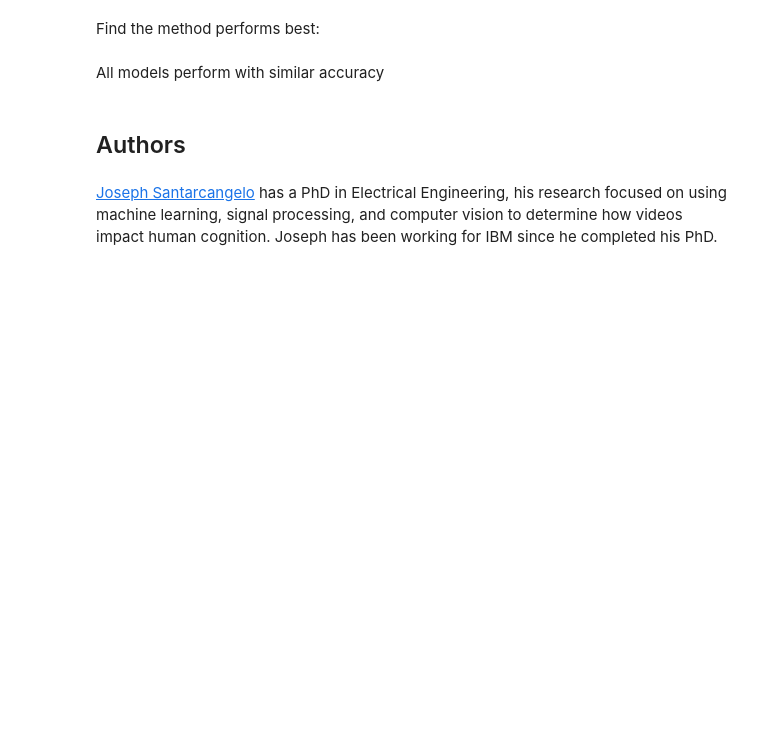
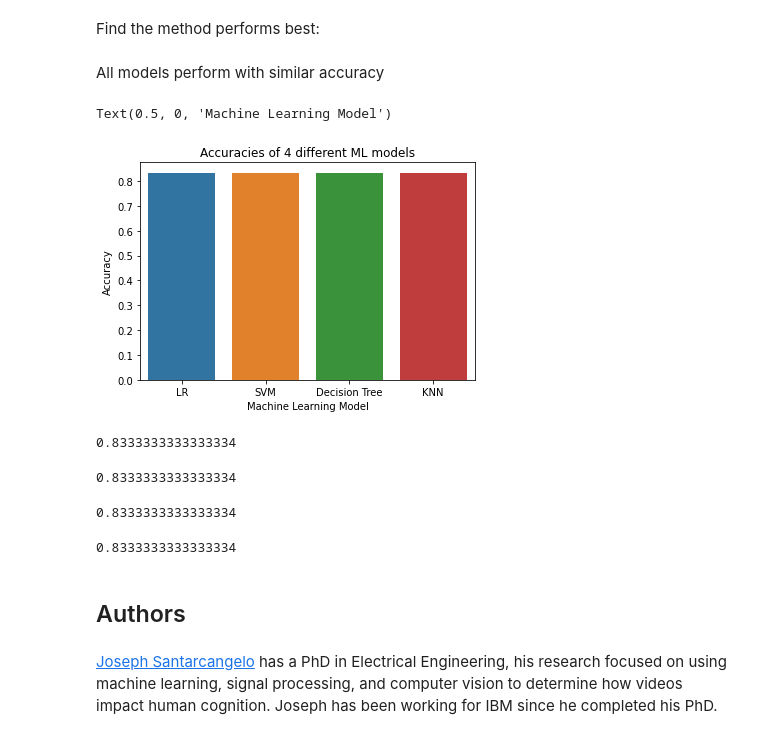
Before and after one commit to eddy-ellis/Data-Science-Course, a Jupyter notebook: Machine Learning Prediction.ipynb, the cells around one changed output. Saved outputs shown, nothing was run; the diff lists cells and outputs as text; code cells hidden in the pictures; blank space fills up the shorter version.

```diff
--- a/Machine Learning Prediction.ipynb
+++ b/Machine Learning Prediction.ipynb
@@ -183,4 +183,4 @@ accuracy : 0.8464285714285713
 # %% [markdown]
 Calculate the accuracy on the test data using the method <code>score</code>:
 # %%
-logreg_cv.score(X_test, Y_test)
+LR_accuracy = logreg_cv.score(X_test, Y_test)
@@ -224,4 +222,4 @@ accuracy : 0.8482142857142856
 # %% [markdown]
 Calculate the accuracy on the test data using the method <code>score</code>:
 # %%
-svm_cv.score(X_test, Y_test)
+SVM_accuracy = svm_cv.score(X_test, Y_test)
@@ -269,4 +265,4 @@ accuracy : 0.8857142857142856
 # %% [markdown]
 Calculate the accuracy of tree_cv on the test data using the method <code>score</code>:
 # %%
-tree_cv.score(X_test, Y_test)
+D_tree_accuracy = tree_cv.score(X_test, Y_test)
@@ -308,4 +302,4 @@ accuracy : 0.8482142857142858
 # %% [markdown]
 Calculate the accuracy of knn_cv on the test data using the method <code>score</code>:
 # %%
-knn_cv.score(X_test,Y_test)
+knn_accuracy = knn_cv.score(X_test,Y_test)
@@ -324,6 +316,35 @@ plot_confusion_matrix(Y_test,yhat)
 Find the method performs best:
 # %% [markdown]
 All models perform with similar accuracy
+# %%
+import seaborn as sns
+
+Models = ['LR', 'SVM', 'Decision Tree', 'KNN']
+Model_accuracies = [LR_accuracy, SVM_accuracy, D_tree_accuracy, knn_accuracy]
+
+sns.barplot(x = Models, y = Model_accuracies)
+plt.title('Accuracies of 4 different ML models')
+plt.ylabel('Accuracy')
+plt.xlabel('Machine Learning Model')
+# %% [output]
+Text(0.5, 0, 'Machine Learning Model')
+[figure, added]
+# %%
+LR_accuracy
+# %% [output]
+0.8333333333333334
+# %%
+SVM_accuracy
+# %% [output]
+0.8333333333333334
+# %%
+D_tree_accuracy
+# %% [output]
+0.8333333333333334
+# %%
+knn_accuracy
+# %% [output]
+0.8333333333333334
 # %% [markdown]
 ## Authors
 # %% [markdown]
```
Also changed, not shown: parts of 7 cells of this notebook, 18 other files.
